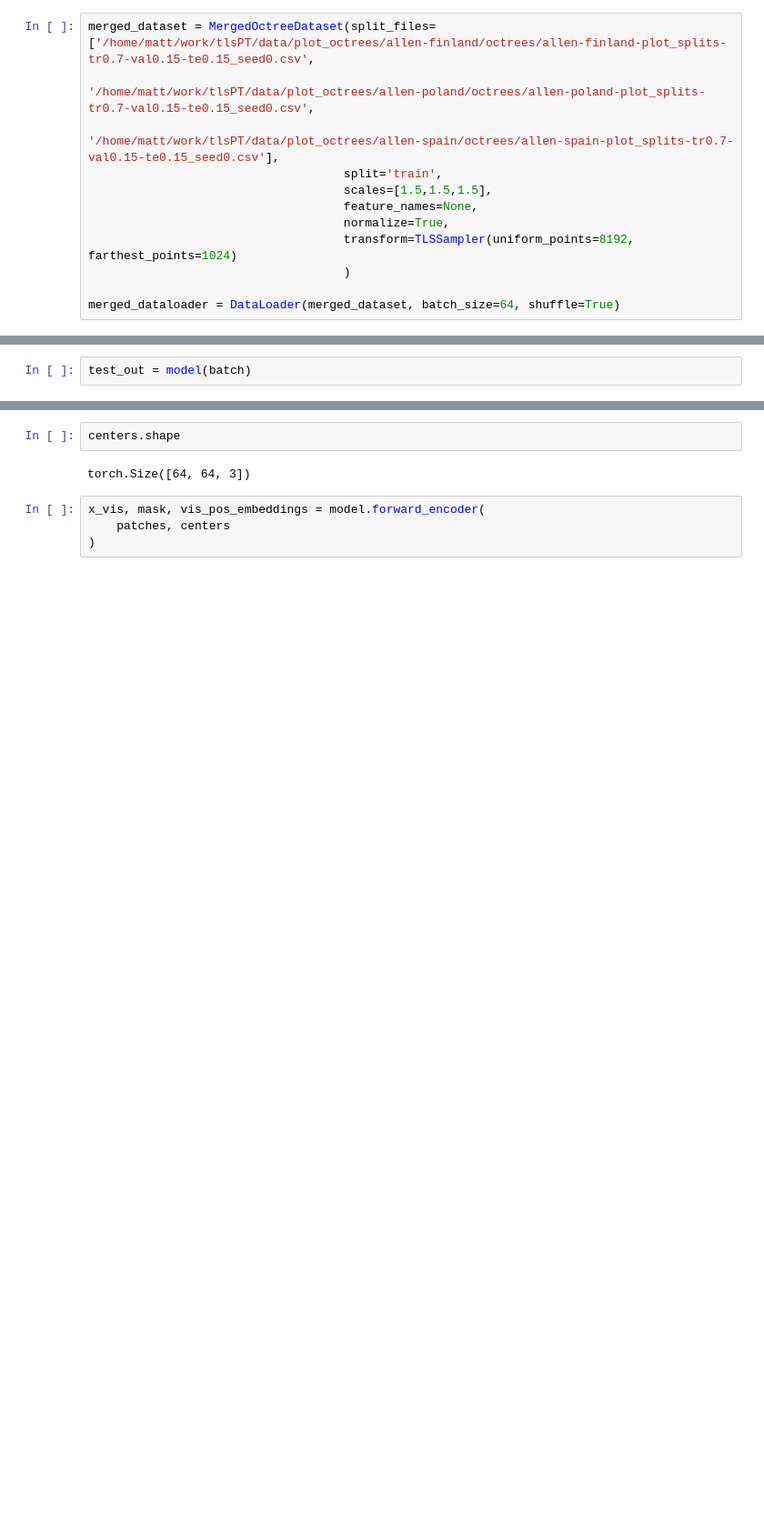
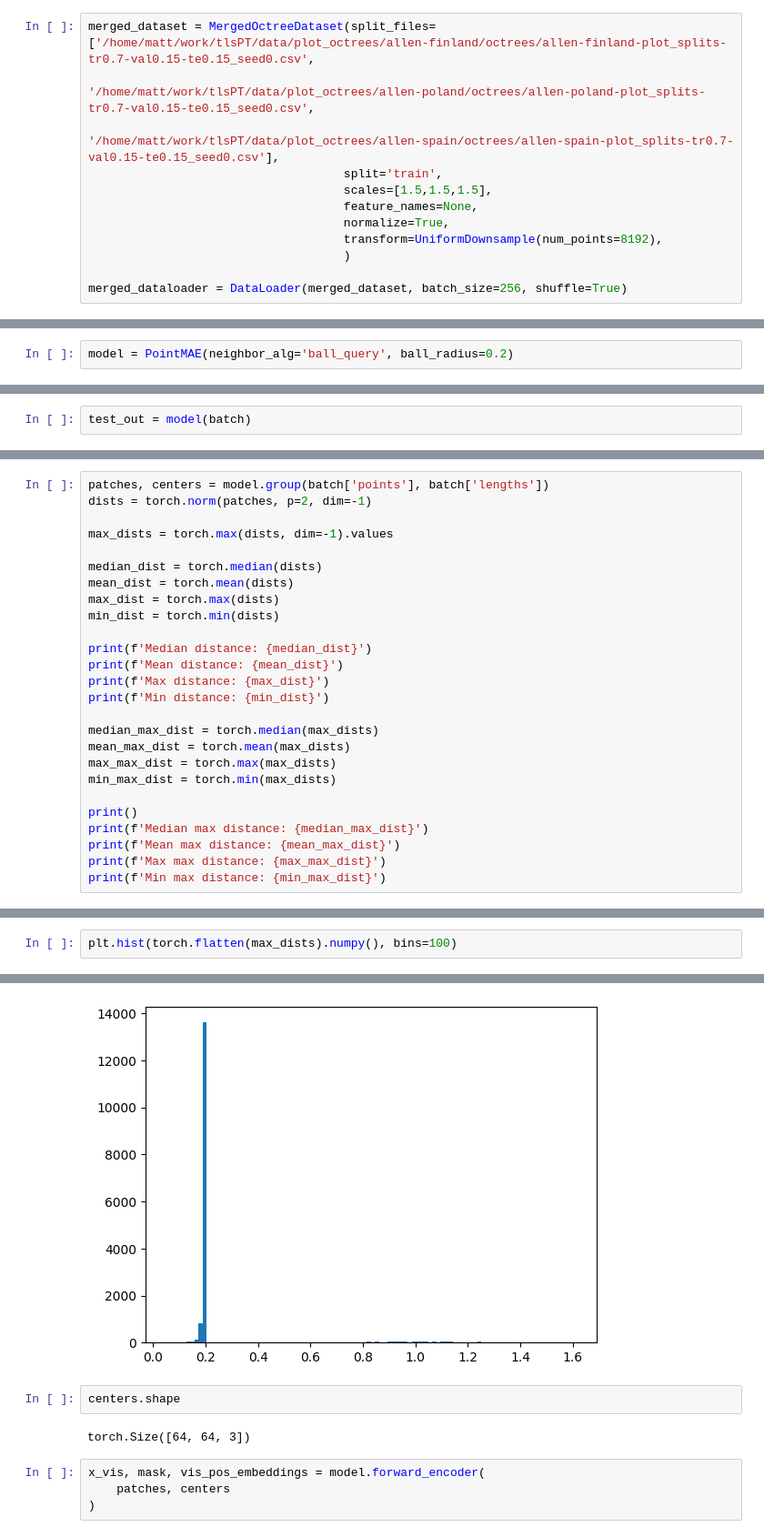
Before and after one commit to mataln/tlsPT, a Jupyter notebook: notebooks/test_pointmae_train.ipynb, the cells around one changed output, grey strips where cells are left out. Shown: that part at 91% size. Drawn from its saved outputs; the diff is of its cells as text; blank space fills up the shorter version.

```diff
--- a/notebooks/test_pointmae_train.ipynb
+++ b/notebooks/test_pointmae_train.ipynb
@@ -18,8 +18,8 @@ merged_dataset = MergedOctreeDataset(split_files=['/home/matt/work/tlsPT/data/pl
                                     scales=[1.5,1.5,1.5],
                                     feature_names=None,
                                     normalize=True,
-                                    transform=TLSSampler(uniform_points=8192, farthest_points=1024)
+                                    transform=UniformDownsample(num_points=8192),
                                     )
 
-merged_dataloader = DataLoader(merged_dataset, batch_size=64, shuffle=True)
+merged_dataloader = DataLoader(merged_dataset, batch_size=256, shuffle=True)
 # %% [output]
@@ -45,3 +43,5 @@ model = PointMAE()
+# %%
+model = PointMAE(neighbor_alg='ball_query', ball_radius=0.2)
 # %%
 batch = next(iter(merged_dataloader))
 # %%
@@ -66,0 +61,26 @@ torch.Size([64, 64, 32, 3])
+# %%
+patches, centers = model.group(batch['points'], batch['lengths'])
+dists = torch.norm(patches, p=2, dim=-1)
+
+max_dists = torch.max(dists, dim=-1).values
+
+median_dist = torch.median(dists)
+mean_dist = torch.mean(dists)
+max_dist = torch.max(dists)
+min_dist = torch.min(dists)
+
+print(f'Median distance: {median_dist}')
+print(f'Mean distance: {mean_dist}')
+print(f'Max distance: {max_dist}')
+print(f'Min distance: {min_dist}')
+
+median_max_dist = torch.median(max_dists)
+mean_max_dist = torch.mean(max_dists)
+max_max_dist = torch.max(max_dists)
+min_max_dist = torch.min(max_dists)
+
+print()
+print(f'Median max distance: {median_max_dist}')
+print(f'Mean max distance: {mean_max_dist}')
+print(f'Max max distance: {max_max_dist}')
+print(f'Min max distance: {min_max_dist}')
@@ -66,0 +97,3 @@ torch.Size([64, 64, 32, 3])
+# %%
+plt.hist(torch.flatten(max_dists).numpy(), bins=100)
+# %% [output]
@@ -67,3 +117,4 @@ torch.Size([64, 64, 32, 3])
+[figure, added]
 # %%
 centers.shape
 # %% [output]
```
Also changed, not shown: parts of 9 cells of this notebook, 4 other files.
